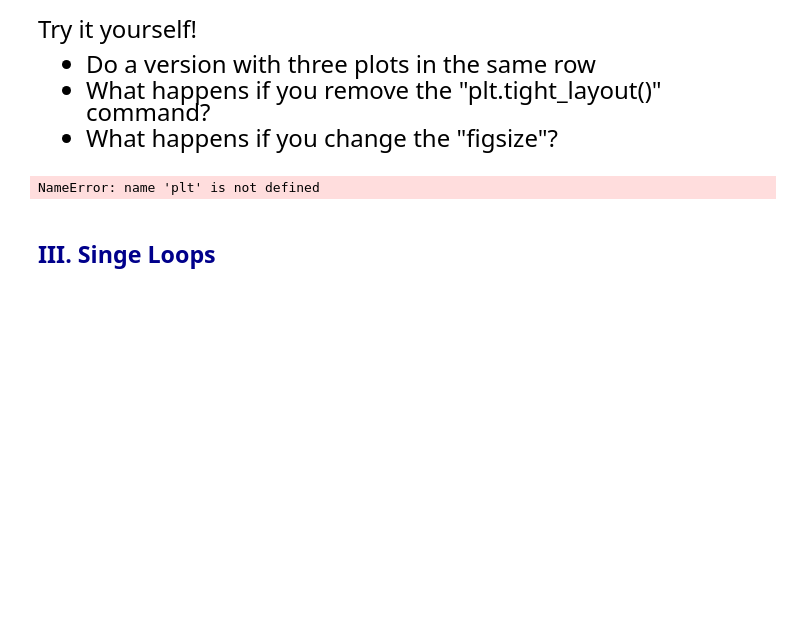
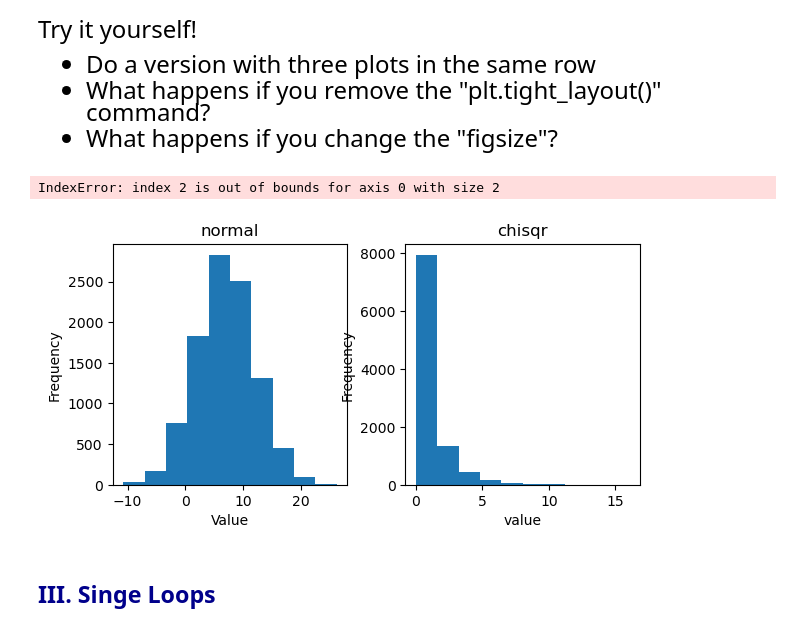
Before and after one commit to JonWang113/qtm151_fall_2023, a Jupyter notebook: lecture_06/Lecture 6.ipynb, the cells around one changed output. Saved outputs shown, nothing was run; the diff lists cells and outputs as text; code cells hidden in the pictures; blank space fills up the shorter version.

```diff
--- a/lecture_06/Lecture 6.ipynb
+++ b/lecture_06/Lecture 6.ipynb
@@ -108,40 +109,41 @@ Try it yourself!
 # %%
 # Write down your solution
 
 #------------------------ Setting up subplots----------------------------------#
 # Create a plot with 1 row, 2 columns
 # You will create a list of subfigures "list_subfig"
 # You can choose whichever name you like
 # The option "figsize" indicates the (width,height) of the graph
 
 fig,list_subfig=plt.subplots(1,2,figsize=(6,3))
 plt.tight_layout()
 
 
 list_subfig[0].hist(x=vec_normal)
 list_subfig[0].set_title("normal")
 list_subfig[0].set_xlabel("Value")
 list_subfig[0].set_ylabel("Frequency")
 
 
 list_subfig[1].hist(x=vec_chisqr)
-list_subfig[1].title("chisqr")
-list_subfig[1].xlabel("value")
-list_subfig[1].ylabel("Frequency")
+list_subfig[1].set_title("chisqr")
+list_subfig[1].set_xlabel("value")
+list_subfig[1].set_ylabel("Frequency")
 
 list_subfig[2].hist(x=vec_unif)
-list_subfig[2].tilte("Uniform")
-list_subfig[2].xlabel("Value")
-list_subfig[2].ylabel("Frequency")
+list_subfig[2].set_tilte("Uniform")
+list_subfig[2].set_xlabel("Value")
+list_subfig[2].set_ylabel("Frequency")
 
 # The tight layout option ensures that the axes are not overlapping
 
 
 # Note:
 # Use the set_title() function for the title of subfigures
 # Similarly, use "set_xlabel()" and "set_ylabel()"
 # %% [output]
-NameError: name 'plt' is not defined
+IndexError: index 2 is out of bounds for axis 0 with size 2
+[figure, added]
 # %% [markdown]
 ## <span style="color:darkblue"> III. Singe Loops </span>
 # %% [markdown]
```
Also changed, not shown: parts of 3 cells of this notebook, 4 other files.
